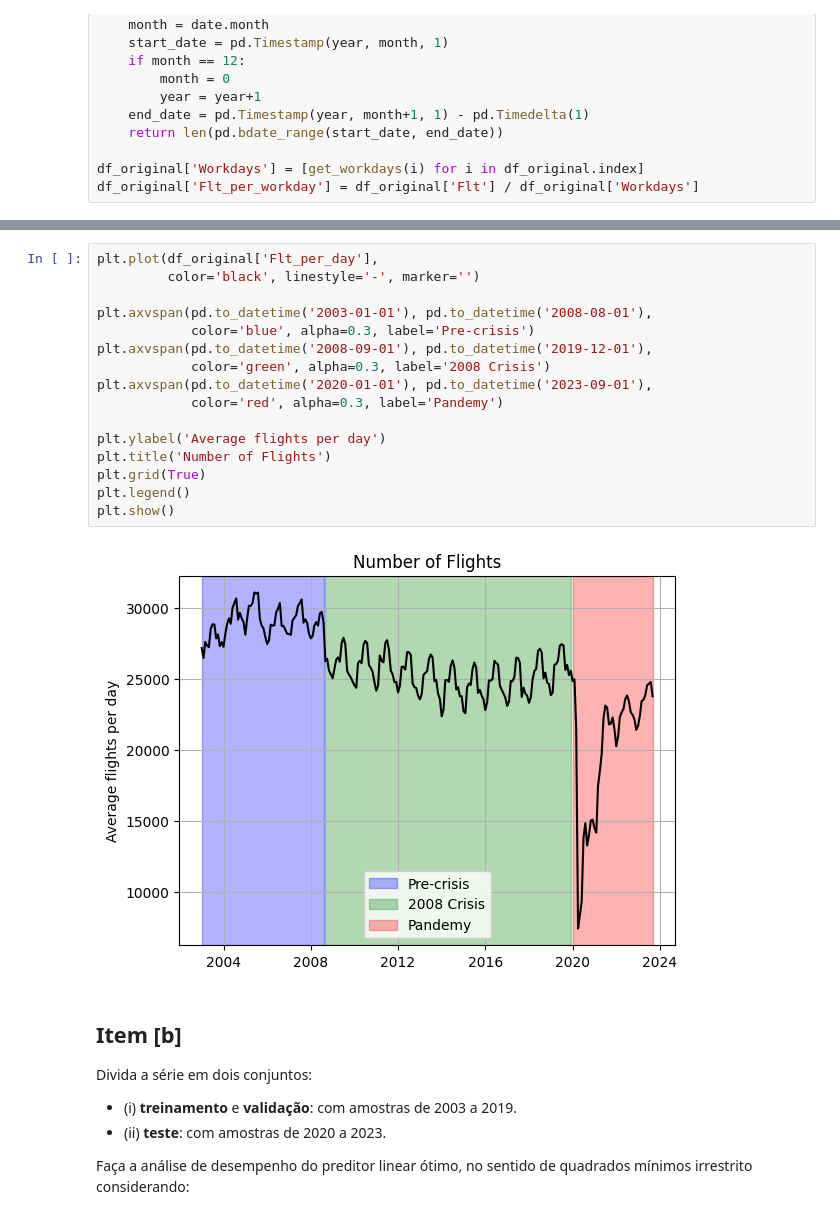
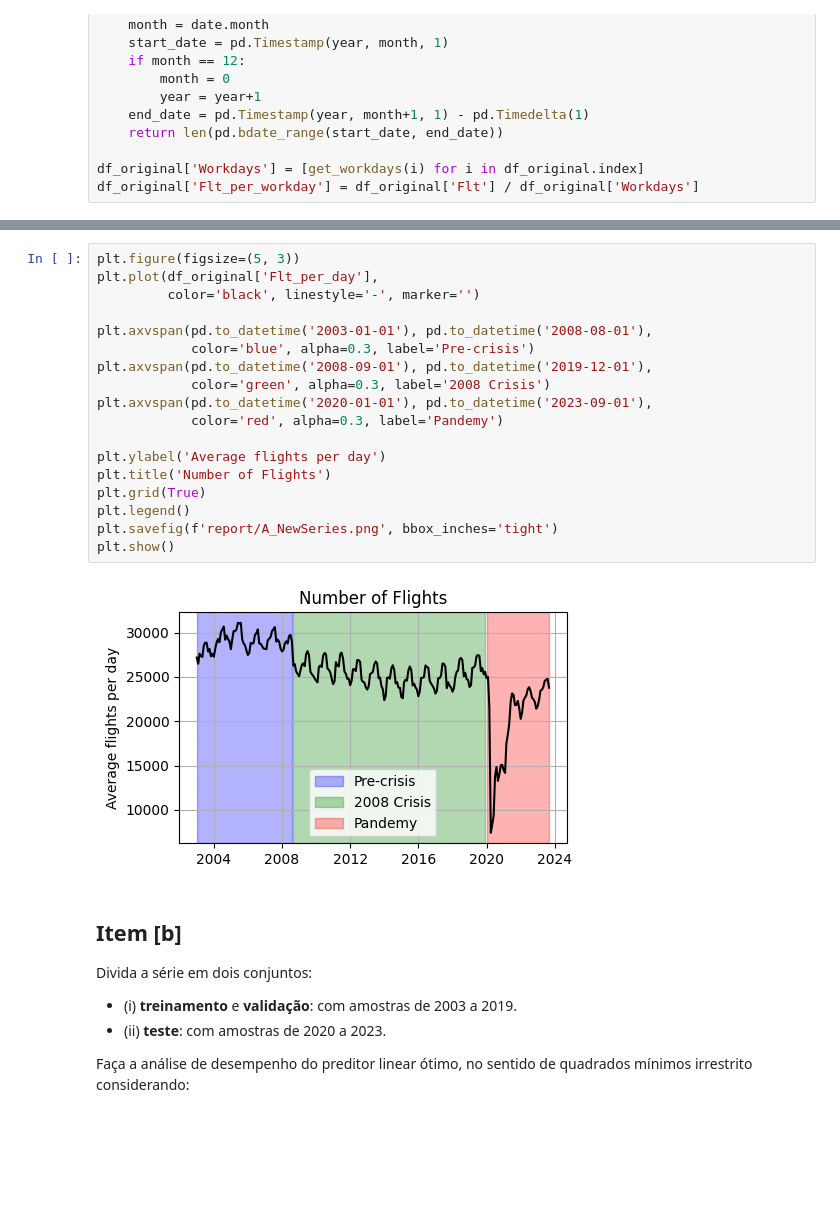
Before and after one commit to TiagoCAAmorim/machine_learning, a Jupyter notebook: Lista01/Lista01.ipynb, the cells around one changed output, grey strips where cells are left out. Saved outputs shown, nothing was run; the diff lists cells and outputs as text; blank space fills up the shorter version.

```diff
--- a/Lista01/Lista01.ipynb
+++ b/Lista01/Lista01.ipynb
@@ -137,21 +142,23 @@ year_plots([2004, 2013, 2022],
 # %%
+plt.figure(figsize=(5, 3))
 plt.plot(df_original['Flt_per_day'],
          color='black', linestyle='-', marker='')
 
 plt.axvspan(pd.to_datetime('2003-01-01'), pd.to_datetime('2008-08-01'),
             color='blue', alpha=0.3, label='Pre-crisis')
 plt.axvspan(pd.to_datetime('2008-09-01'), pd.to_datetime('2019-12-01'),
             color='green', alpha=0.3, label='2008 Crisis')
 plt.axvspan(pd.to_datetime('2020-01-01'), pd.to_datetime('2023-09-01'),
             color='red', alpha=0.3, label='Pandemy')
 
 plt.ylabel('Average flights per day')
 plt.title('Number of Flights')
 plt.grid(True)
 plt.legend()
+plt.savefig(f'report/A_NewSeries.png', bbox_inches='tight')
 plt.show()
 # %% [output]
-[figure, old version]
+[figure, new version]
 # %% [markdown]
 ## Item [b]
 
```
Also changed, not shown: parts of 24 cells of this notebook, 20 other files.
